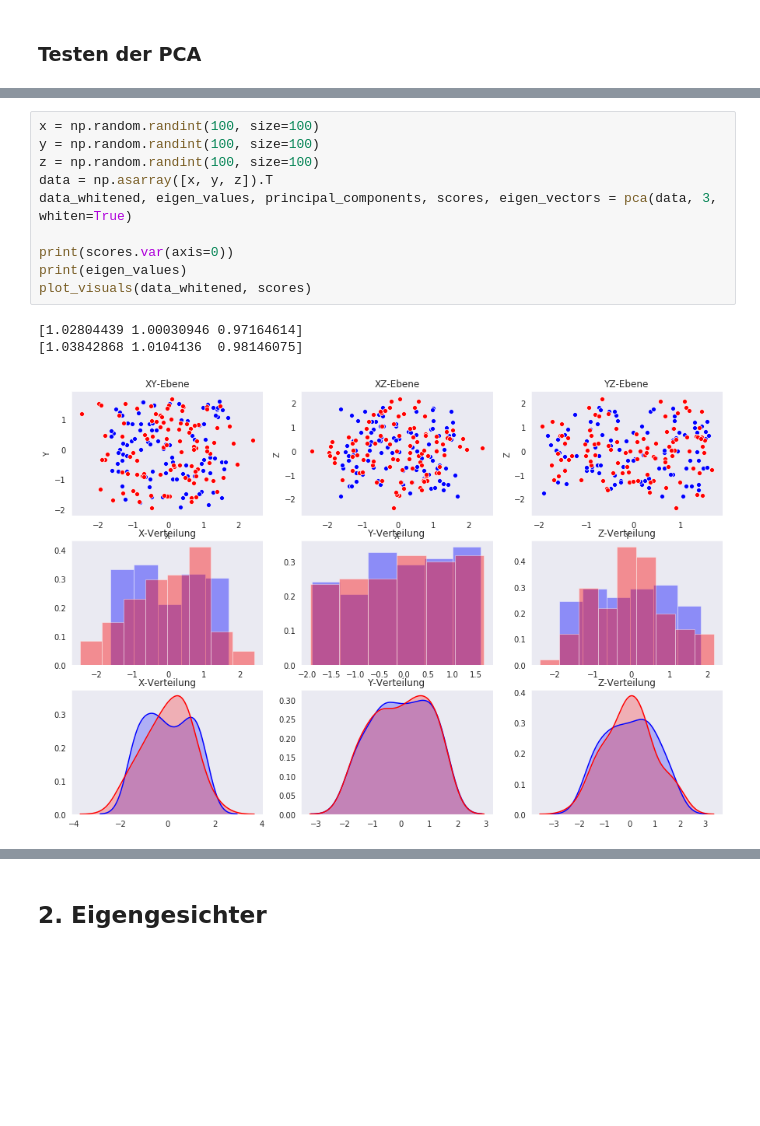
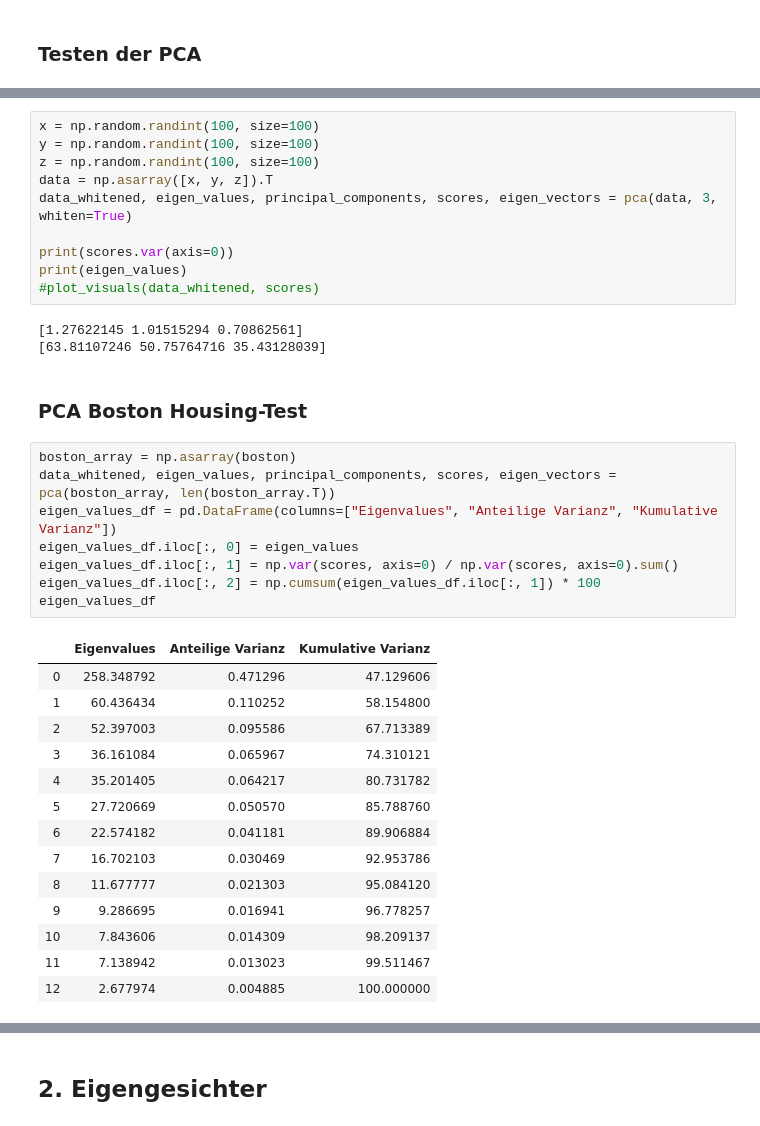
Before and after one commit to hekrause/htwg_mldl, a Jupyter notebook: Uebungen/Uebung02/Notebooks/work.ipynb, the cells around one changed output, grey strips where cells are left out. Saved outputs shown, nothing was run; the diff lists cells and outputs as text; blank space fills up the shorter version.

```diff
--- a/Uebungen/Uebung02/Notebooks/work.ipynb
+++ b/Uebungen/Uebung02/Notebooks/work.ipynb
@@ -205,8 +205,32 @@ data_whitened, eigen_values, principal_components, scores, eigen_vectors = pca(d
 
 print(scores.var(axis=0))
 print(eigen_values)
-plot_visuals(data_whitened, scores)
+#plot_visuals(data_whitened, scores)
 # %% [output]
-[1.02804439 1.00030946 0.97164614]
-[1.03842868 1.0104136  0.98146075]
+[1.27622145 1.01515294 0.70862561]
+[63.81107246 50.75764716 35.43128039]
-[figure, removed]
+# %% [markdown]
+### PCA Boston Housing-Test
+# %%
+boston_array = np.asarray(boston)
+data_whitened, eigen_values, principal_components, scores, eigen_vectors = pca(boston_array, len(boston_array.T))
+eigen_values_df = pd.DataFrame(columns=["Eigenvalues", "Anteilige Varianz", "Kumulative Varianz"])
+eigen_values_df.iloc[:, 0] = eigen_values
+eigen_values_df.iloc[:, 1] = np.var(scores, axis=0) / np.var(scores, axis=0).sum()
+eigen_values_df.iloc[:, 2] = np.cumsum(eigen_values_df.iloc[:, 1]) * 100
+eigen_values_df
+# %% [output]
+|  | Eigenvalues | Anteilige Varianz | Kumulative Varianz |
+| 0 | 258.348792 | 0.471296 | 47.129606 |
+| 1 | 60.436434 | 0.110252 | 58.154800 |
+| 2 | 52.397003 | 0.095586 | 67.713389 |
+| 3 | 36.161084 | 0.065967 | 74.310121 |
+| 4 | 35.201405 | 0.064217 | 80.731782 |
+| 5 | 27.720669 | 0.050570 | 85.788760 |
+| 6 | 22.574182 | 0.041181 | 89.906884 |
+| 7 | 16.702103 | 0.030469 | 92.953786 |
+| 8 | 11.677777 | 0.021303 | 95.084120 |
+| 9 | 9.286695 | 0.016941 | 96.778257 |
+| 10 | 7.843606 | 0.014309 | 98.209137 |
+| 11 | 7.138942 | 0.013023 | 99.511467 |
+| 12 | 2.677974 | 0.004885 | 100.000000 |
```
Also changed, not shown: parts of 12 cells of this notebook.
